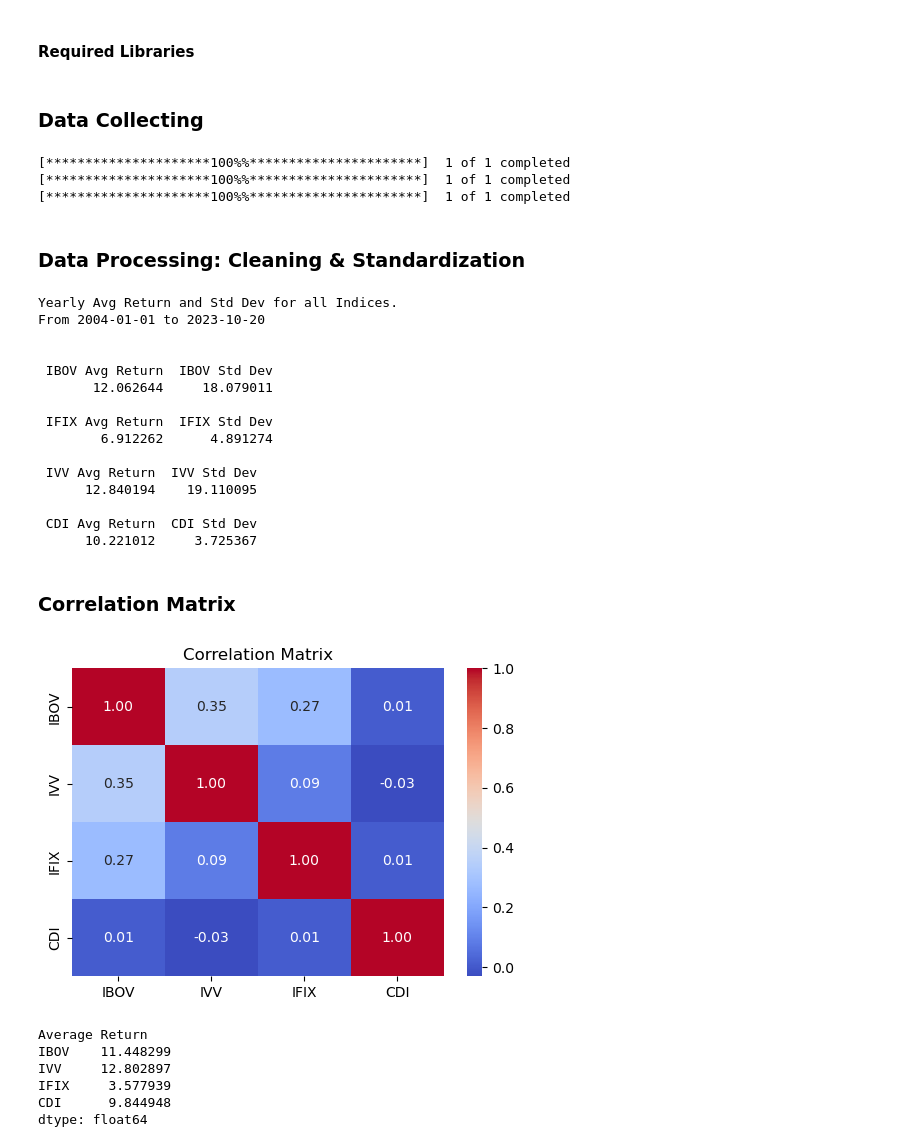
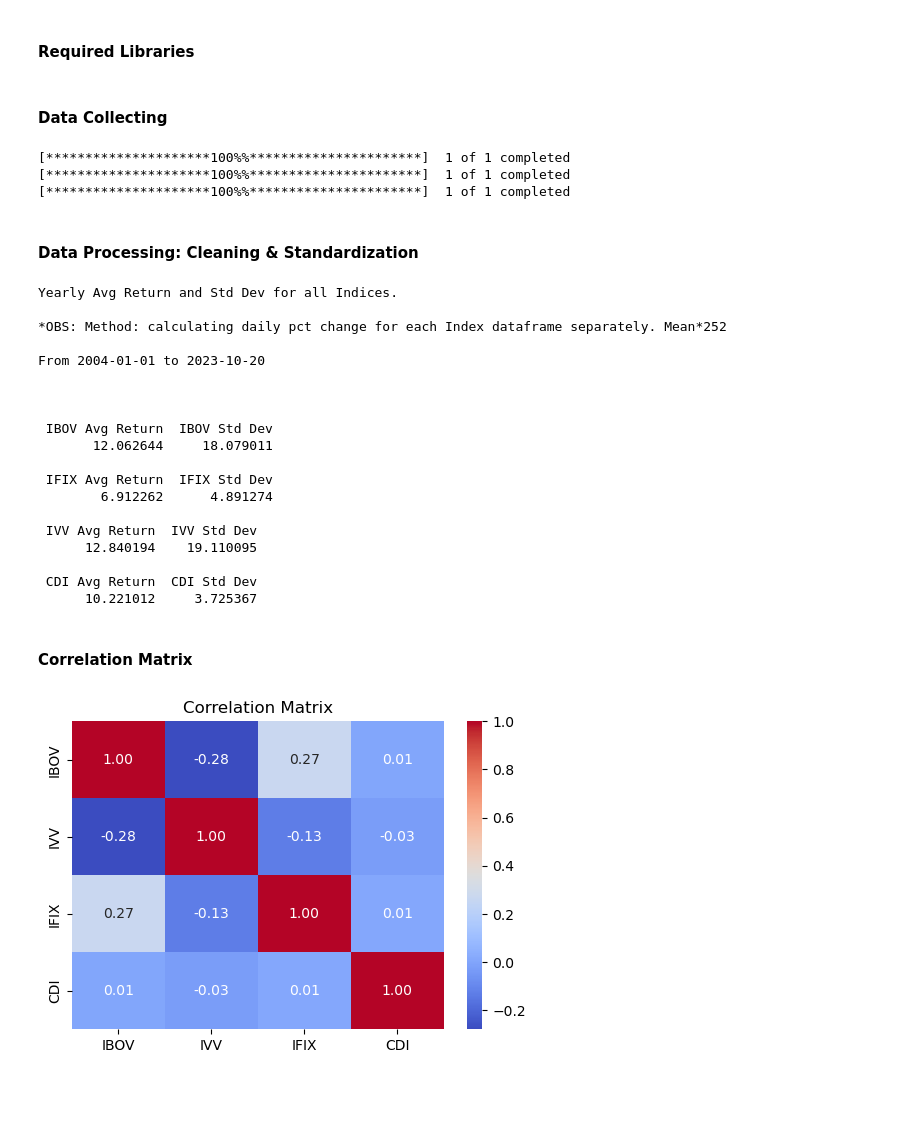
Before and after one commit to paulinhok14/Asset-Allocation, a Jupyter notebook: asset_allocation.ipynb, the cells around one changed output. Drawn from its saved outputs; the diff is of its cells as text; code cells hidden in the pictures; blank space fills up the shorter version.

```diff
--- a/asset_allocation.ipynb
+++ b/asset_allocation.ipynb
@@ -16,7 +15,7 @@ import sys
 
 warnings.filterwarnings('ignore')
 # %% [markdown]
-### Data Collecting
+#### Data Collecting
 # %%
 # Traditional Asset Classes Study. 1- Local (EM) Equities, 2- Developed Market Equities, 3- Real Estate, 4- Cash (country rates)
 # IBOV, IVV (S&P500 + USD/BRL), IFIX, CDI, respectively.
@@ -61,9 +60,13 @@ cdi_data = cdi_data.set_index('data')
 [*********************100%%**********************]  1 of 1 completed
 [*********************100%%**********************]  1 of 1 completed
 # %% [markdown]
-### Data Processing: Cleaning & Standardization
+#### Data Processing: Cleaning & Standardization
 # %%
-print(f"Yearly Avg Return and Std Dev for all Indices. \nFrom {start_date} to {end_date}\n\n")
+print(f"""
+Yearly Avg Return and Std Dev for all Indices.\n
+*OBS: Method: calculating daily pct change for each Index dataframe separately. Mean*252\n
+From {start_date} to {end_date}\n\n
+""")
 
 # IBOV Data
 ibov_data_daily_pctg = pd.DataFrame(ibov_data['Adj Close'].pct_change().fillna(0)*100)
@@ -97,7 +100,6 @@ ivv_stat_data = pd.DataFrame(pd.concat([ivv_avg_return, ivv_std_dev])).transpose
 print(ivv_stat_data[['IVV Avg Return', 'IVV Std Dev']].to_string(index=False), "\n")
 # print(ivv_stat_data.to_string(index=False), "\n")
 
-
 # CDI Data
 cdi_data_daily_pctg = cdi_data
 cdi_avg_return = cdi_data_daily_pctg.mean()*252
@@ -110,13 +112,17 @@ print(cdi_stat_data.to_string(index=False), "\n")
 
 # Consolidated daily variation for all indices
 consolidated_variation = pd.concat([ibov_data_daily_pctg,
-                                    pd.DataFrame(ivv_data_daily_pctg['IVV']),
+                                    pd.DataFrame(ivv_data_daily_pctg['IVV']).shift(-1),
                                     ifix_data_daily_pctg,
                                     cdi_data_daily_pctg],
                                     axis=1).fillna(0)
 # %% [output]
 Yearly Avg Return and Std Dev for all Indices.
+
+*OBS: Method: calculating daily pct change for each Index dataframe separately. Mean*252
+
 From 2004-01-01 to 2023-10-20
+
 
 
  IBOV Avg Return  IBOV Std Dev
@@ -131,28 +137,17 @@ From 2004-01-01 to 2023-10-20
  CDI Avg Return  CDI Std Dev
       10.221012     3.725367
 # %% [markdown]
-### Correlation Matrix
+#### Correlation Matrix
 # %%
 correlation_matrix = consolidated_variation.corr()
 
 # Seaborn map
 plt.figure(figsize=(6, 4))
 sns.heatmap(correlation_matrix, annot=True, cmap='coolwarm', fmt=".2f")
 plt.title('Correlation Matrix')
 plt.show()
 
-# Covariance Matrix
-consolidated_variation_cov = consolidated_variation.cov()
+# Covariance Matrix - 252 for Annualized
+consolidated_variation_cov = consolidated_variation.cov()*252
 # %% [output]
-[figure, old version]
+[figure, new version]
-# %%
-print("Average Return")
-avg_return_consolidated = consolidated_variation.mean()*252
-print(avg_return_consolidated)
-# %% [output]
-Average Return
-IBOV    11.448299
-IVV     12.802897
-IFIX     3.577939
-CDI      9.844948
-dtype: float64
```
Also changed, not shown: parts of 21 cells of this notebook, 1 other file.
